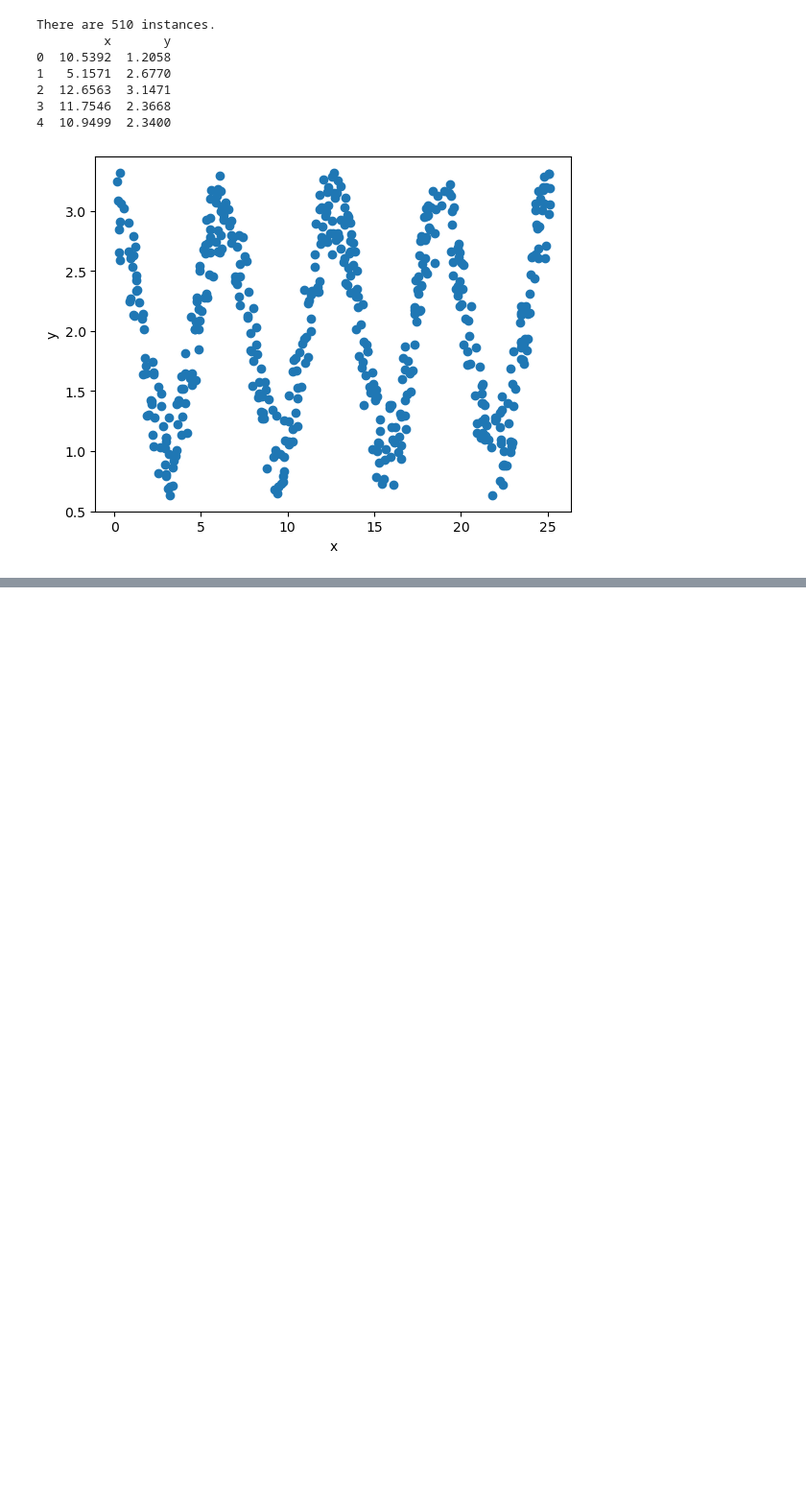
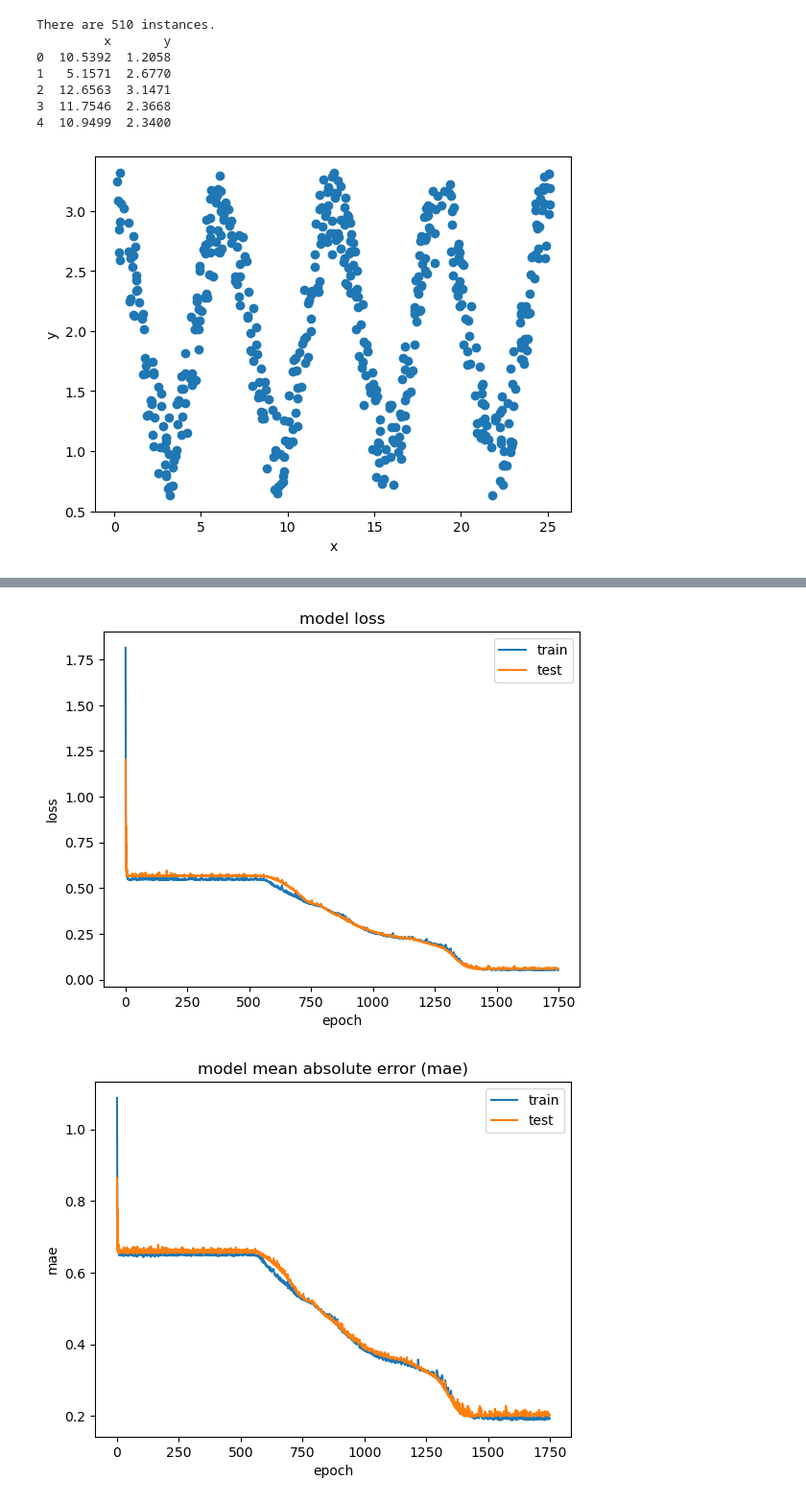
Before and after one commit to t1ww/AI-for-SE, a Jupyter notebook: SE411_652115013_lab10_inclass/LAB10_neural_network_652115013_inclass.ipynb, the cells around one changed output, grey strips where cells are left out. Shown at 96% size. Drawn from its saved outputs; the diff is of its cells as text; code cells hidden in the pictures; blank space fills up the shorter version.

```diff
--- a/SE411_652115013_lab10_inclass/LAB10_neural_network_652115013_inclass.ipynb
+++ b/SE411_652115013_lab10_inclass/LAB10_neural_network_652115013_inclass.ipynb
@@ -98,0 +118,20 @@ Epoch 280/1750
+# %%
+# Display loss:
+plt.plot(history.history['loss'])
+plt.plot(history.history['val_loss'])
+plt.title('model loss')
+plt.ylabel('loss')
+plt.xlabel('epoch')
+plt.legend(['train', 'test'])
+plt.show()
+# Display metric:
+plt.plot(history.history['mae'])
+plt.plot(history.history['val_mae'])
+plt.title('model mean absolute error (mae)')
+plt.ylabel('mae')
+plt.xlabel('epoch')
+plt.legend(['train', 'test'])
+plt.show()
+# %% [output]
+[figure, added]
+[figure, added]
```
Also changed, not shown: parts of 3 cells of this notebook, 1 other file.
